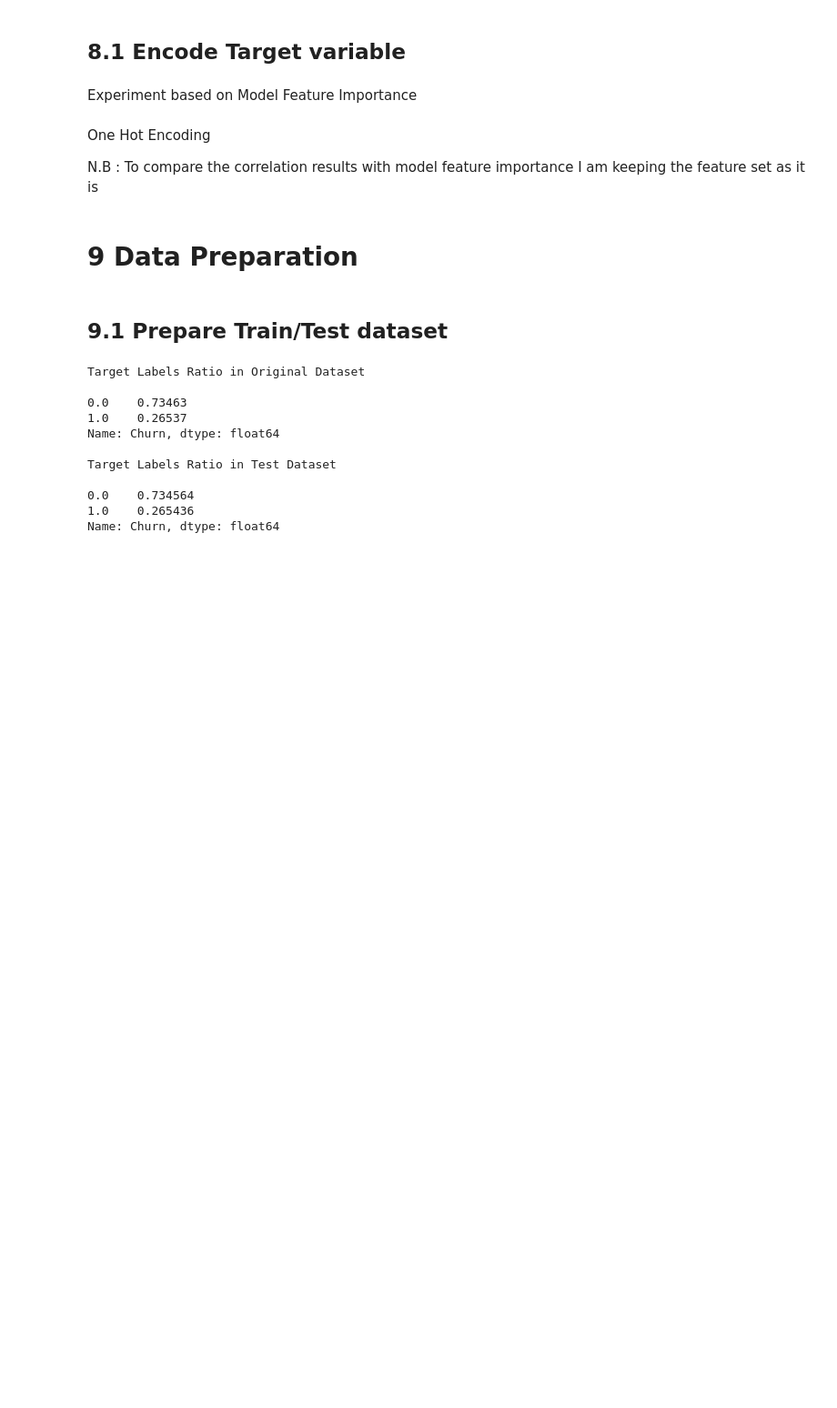
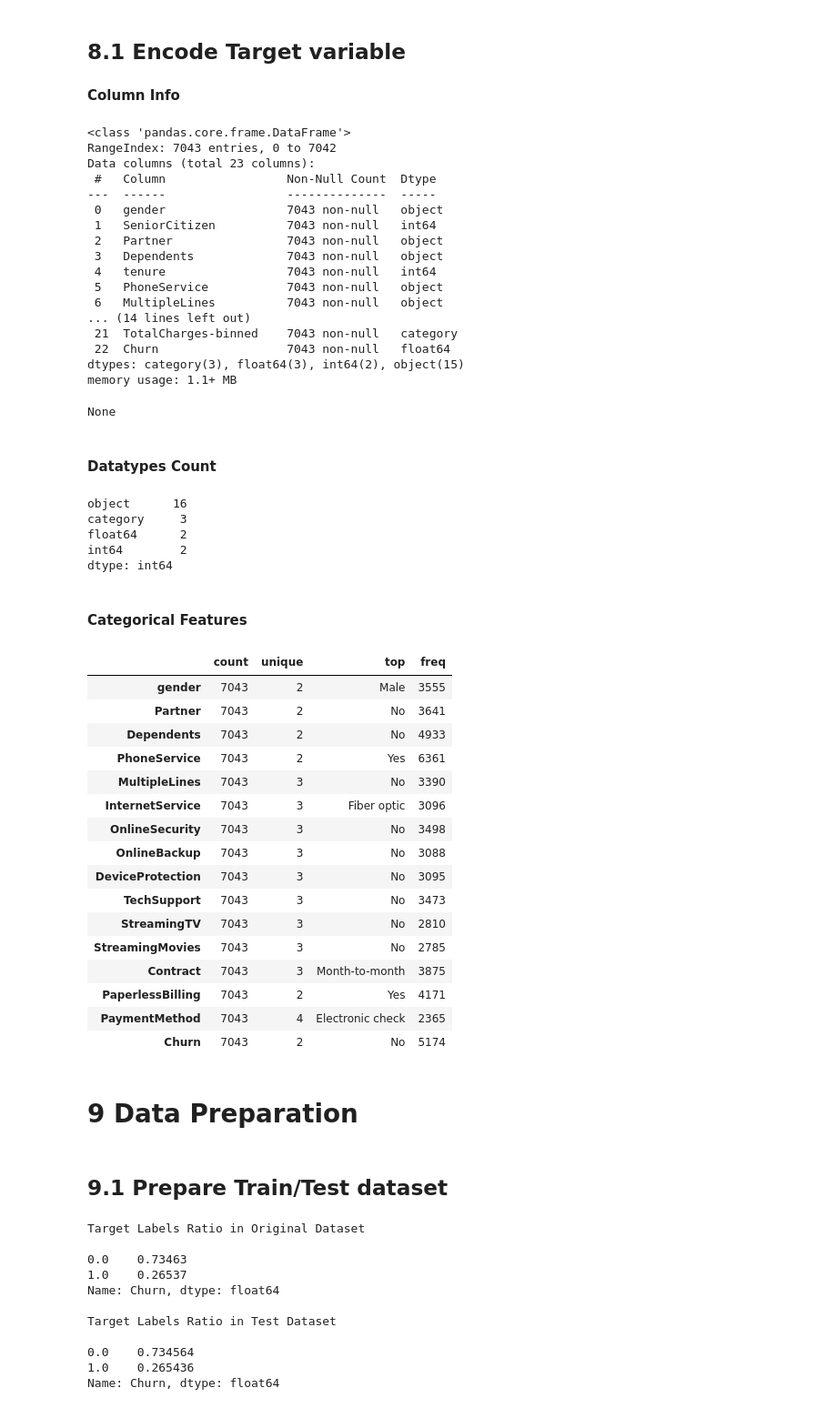
Before and after one commit to ahmedshahriar/Customer-Churn-Prediction, a Jupyter notebook: Telco-Customer-Churn-Prediction.ipynb, the cells around one changed output. Shown at 91% size. Saved outputs shown, nothing was run; the diff lists cells and outputs as text; code cells hidden in the pictures; blank space fills up the shorter version.

```diff
--- a/Telco-Customer-Churn-Prediction.ipynb
+++ b/Telco-Customer-Churn-Prediction.ipynb
@@ -2049,2 +2079,0 @@ df_churn_cleaned.to_csv("Telco-Customer-Churn-dataset-cleaned.csv")
-# %% [markdown]
-Experiment based on Model Feature Importance
@@ -2054,4 +2079,0 @@ Experiment based on Model Feature Importance
-# %% [markdown]
-One Hot Encoding
-
-N.B : To compare the correlation results with model feature importance I am keeping the feature set as it is
@@ -2069,3 +2080,54 @@ df_churn_ohe.drop(['MultipleLines_No phone service',
+# %%
+printmd("**Column Info**")
+display(df_churn_cleaned.info())
+printmd("<br>**Datatypes Count**")
+display(df_churn.dtypes.value_counts())
+printmd("<br>**Categorical Features**")
+display(df_churn.describe(include=['object']).T)
+# %% [output]
+**Column Info**
+<class 'pandas.core.frame.DataFrame'>
+RangeIndex: 7043 entries, 0 to 7042
+Data columns (total 23 columns):
+ #   Column                 Non-Null Count  Dtype
+---  ------                 --------------  -----
+ 0   gender                 7043 non-null   object
+ 1   SeniorCitizen          7043 non-null   int64
+ 2   Partner                7043 non-null   object
+ 3   Dependents             7043 non-null   object
+ 4   tenure                 7043 non-null   int64
+ 5   PhoneService           7043 non-null   object
+ 6   MultipleLines          7043 non-null   object
+... (14 lines left out)
+ 21  TotalCharges-binned    7043 non-null   category
+ 22  Churn                  7043 non-null   float64
+dtypes: category(3), float64(3), int64(2), object(15)
+memory usage: 1.1+ MB
+None
+<br>**Datatypes Count**
+object      16
+category     3
+float64      2
+int64        2
+dtype: int64
+<br>**Categorical Features**
+|  | count | unique | top | freq |
+| gender | 7043 | 2 | Male | 3555 |
+| Partner | 7043 | 2 | No | 3641 |
+| Dependents | 7043 | 2 | No | 4933 |
+| PhoneService | 7043 | 2 | Yes | 6361 |
+| MultipleLines | 7043 | 3 | No | 3390 |
+| InternetService | 7043 | 3 | Fiber optic | 3096 |
+| OnlineSecurity | 7043 | 3 | No | 3498 |
+| OnlineBackup | 7043 | 3 | No | 3088 |
+| DeviceProtection | 7043 | 3 | No | 3095 |
+| TechSupport | 7043 | 3 | No | 3473 |
+| StreamingTV | 7043 | 3 | No | 2810 |
+| StreamingMovies | 7043 | 3 | No | 2785 |
+| Contract | 7043 | 3 | Month-to-month | 3875 |
+| PaperlessBilling | 7043 | 2 | Yes | 4171 |
+| PaymentMethod | 7043 | 4 | Electronic check | 2365 |
+| Churn | 7043 | 2 | No | 5174 |
 # %% [markdown]
 <a id='9'></a>
 # 9 Data Preparation
```
Also changed, not shown: parts of 26 cells of this notebook, 2 other files.
